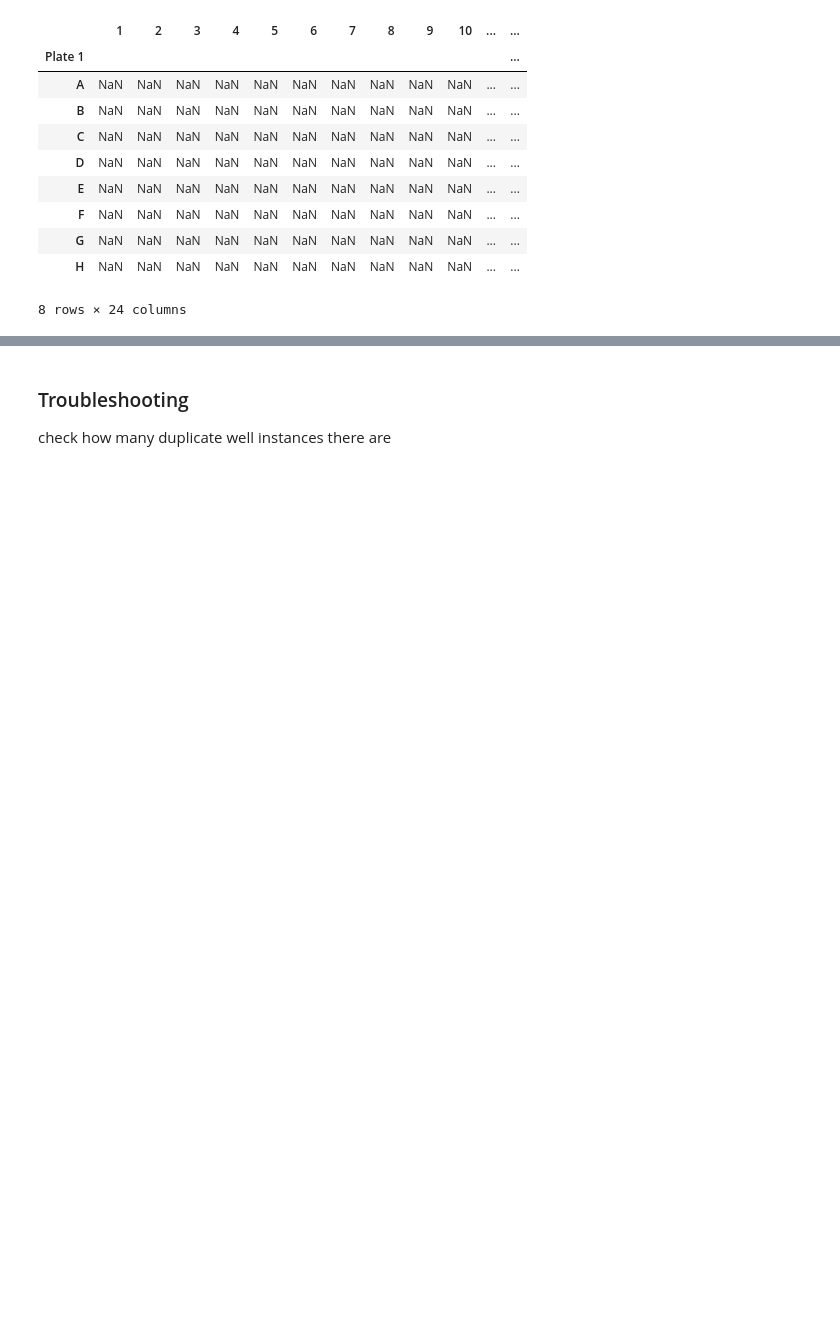
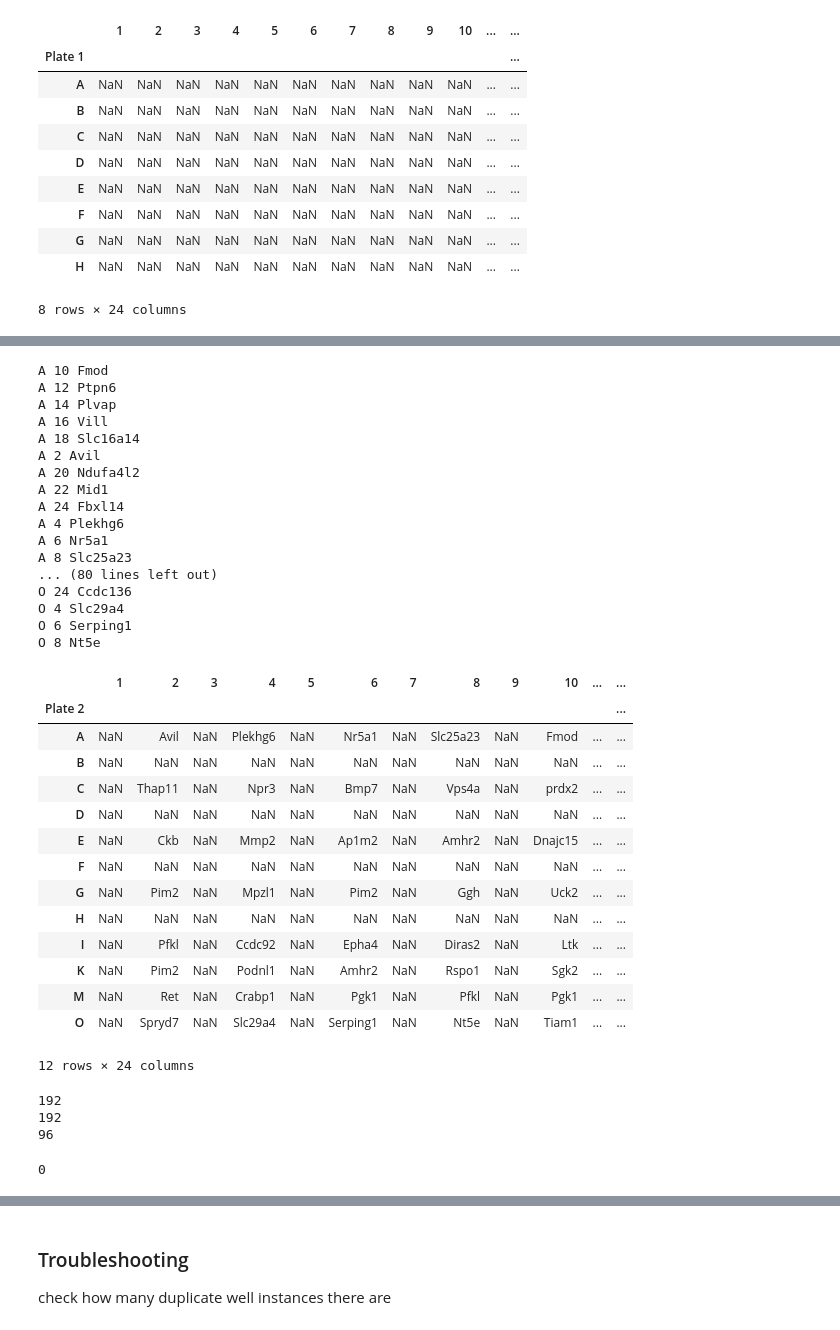
Before and after one commit to ebowen19/LW15-Functional-Screening, a Jupyter notebook: scripts/plate_map.ipynb, the cells around one changed output, grey strips where cells are left out. Saved outputs shown, nothing was run; the diff lists cells and outputs as text; code cells hidden in the pictures; blank space fills up the shorter version.

```diff
--- a/scripts/plate_map.ipynb
+++ b/scripts/plate_map.ipynb
@@ -88,0 +183,57 @@ plate_1
+# %%
+for index, row in data_2.iterrows():
+    plate = row['plate']
+    gene = row['gene']
+    well = row['well']
+    plate_row = well[0]
+    plate_col = int(well[1:])
+
+    plate_2.loc[plate_row,plate_col] = gene # use loc instead of iloc to access by index name instead of #
+    print(plate_row, plate_col, gene)
+
+plate_2
+# %% [output]
+A 10 Fmod
+A 12 Ptpn6
+A 14 Plvap
+A 16 Vill
+A 18 Slc16a14
+A 2 Avil
+A 20 Ndufa4l2
+A 22 Mid1
+A 24 Fbxl14
+A 4 Plekhg6
+A 6 Nr5a1
+A 8 Slc25a23
+... (80 lines left out)
+O 24 Ccdc136
+O 4 Slc29a4
+O 6 Serping1
+O 8 Nt5e
+|  | 1 | 2 | 3 | 4 | 5 | 6 | 7 | 8 | 9 | 10 | ... | ... |
+| Plate 2 |  |  |  |  |  |  |  |  |  |  |  | ... |
+| A | NaN | Avil | NaN | Plekhg6 | NaN | Nr5a1 | NaN | Slc25a23 | NaN | Fmod | ... | ... |
+| B | NaN | NaN | NaN | NaN | NaN | NaN | NaN | NaN | NaN | NaN | ... | ... |
+| C | NaN | Thap11 | NaN | Npr3 | NaN | Bmp7 | NaN | Vps4a | NaN | prdx2 | ... | ... |
+| D | NaN | NaN | NaN | NaN | NaN | NaN | NaN | NaN | NaN | NaN | ... | ... |
+| E | NaN | Ckb | NaN | Mmp2 | NaN | Ap1m2 | NaN | Amhr2 | NaN | Dnajc15 | ... | ... |
+| F | NaN | NaN | NaN | NaN | NaN | NaN | NaN | NaN | NaN | NaN | ... | ... |
+| G | NaN | Pim2 | NaN | Mpzl1 | NaN | Pim2 | NaN | Ggh | NaN | Uck2 | ... | ... |
+| H | NaN | NaN | NaN | NaN | NaN | NaN | NaN | NaN | NaN | NaN | ... | ... |
+| I | NaN | Pfkl | NaN | Ccdc92 | NaN | Epha4 | NaN | Diras2 | NaN | Ltk | ... | ... |
+| K | NaN | Pim2 | NaN | Podnl1 | NaN | Amhr2 | NaN | Rspo1 | NaN | Sgk2 | ... | ... |
+| M | NaN | Ret | NaN | Crabp1 | NaN | Pgk1 | NaN | Pfkl | NaN | Pgk1 | ... | ... |
+| O | NaN | Spryd7 | NaN | Slc29a4 | NaN | Serping1 | NaN | Nt5e | NaN | Tiam1 | ... | ... |
+12 rows × 24 columns
+# %%
+print(plate_1.isnull().sum().sum())
+print(plate_2.isnull().sum().sum())
+print(plate_1.notnull().sum().sum())
+# %% [output]
+192
+192
+96
+# %%
+plate_1.iloc[1,:].notnull().sum()
+# %% [output]
+0
```
Also changed, not shown: parts of 11 cells of this notebook, 7 other files.
